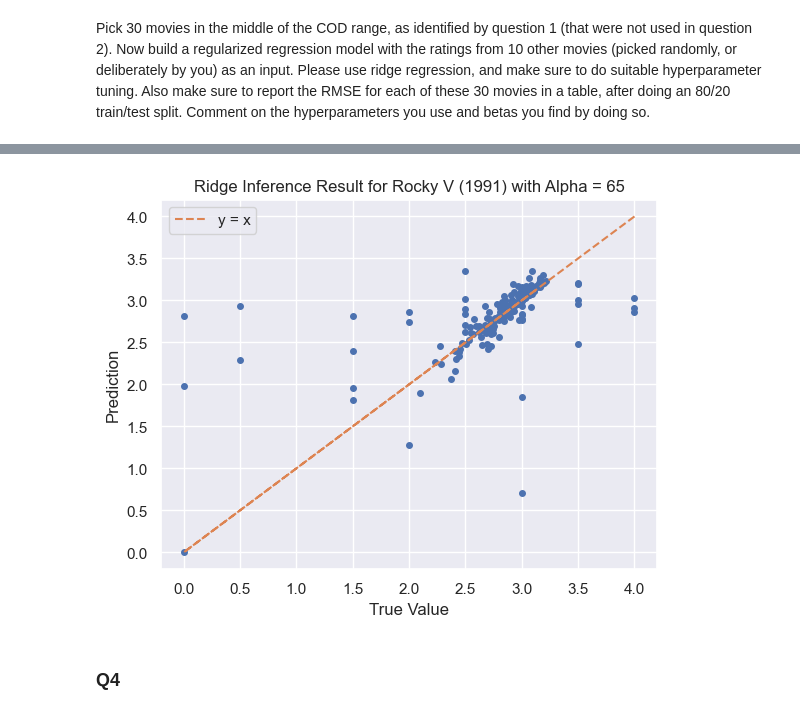
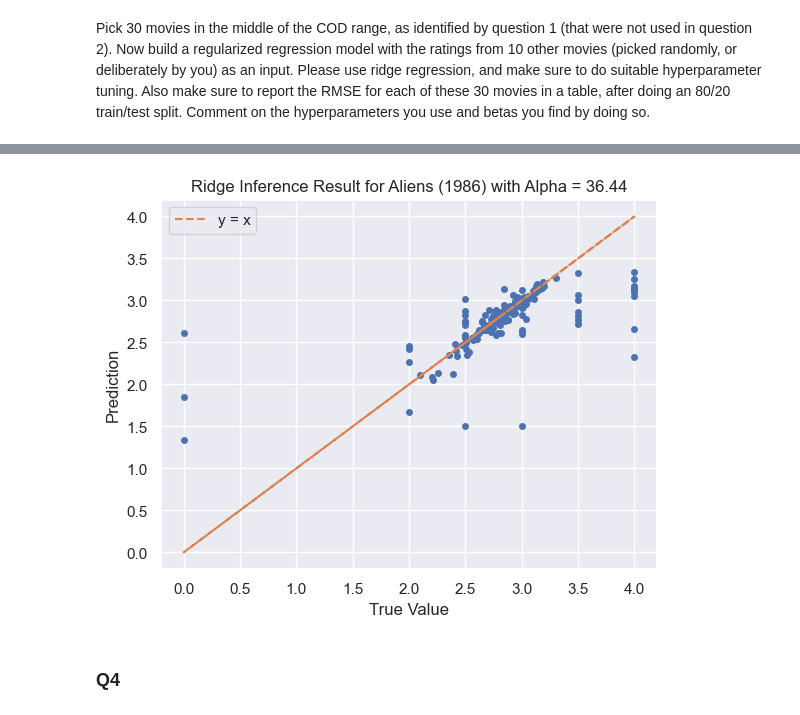
Before and after one commit to hanyuanz2000/Movie-Analyisis, a Jupyter notebook: 2 Machine Learning Part.ipynb, the cells around one changed output, grey strips where cells are left out. Drawn from its saved outputs; the diff is of its cells as text; code cells hidden in the pictures.

```diff
--- a/2 Machine Learning Part.ipynb
+++ b/2 Machine Learning Part.ipynb
@@ -128,10 +190,11 @@ display(df_top_10_easiest)
 # %%
-df_top_10_hardest = pd.DataFrame(columns=['Movie Names', 'Associated COD', 'Best Predictor Movies'])
+df_top_10_hardest = pd.DataFrame(columns=['rank', 'Movie Names', 'Associated COD', 'Best Predictor Movies'])
+count = 1
 for i in top_10_hardest_index:
     movie_name = movie_list[i]
     associated_COD = max_COD_for_each_movie[i]
     best_predictor_movie_name = movie_list[best_predictor_index_for_each_movie[i]]
-    df_top_10_hardest.loc[len(df_top_10_hardest.index)] = [movie_name, associated_COD, best_predictor_movie_name]
-
+    df_top_10_hardest.loc[len(df_top_10_hardest.index)] = [count, movie_name, associated_COD, best_predictor_movie_name]
+    count += 1
 display(df_top_10_hardest)
 # %% [output]
@@ -188,12 +251,13 @@ array([0.73231804, 0.73353077, 0.7129878 , 0.71500476, 0.70138935,
 # %%
-df_top_10_easiest_COD_changed = pd.DataFrame(columns=['Movie Names', 'Old COD', 'New COD', 'Increase Proportion'])
+df_top_10_easiest_COD_changed = pd.DataFrame(columns=['Movie Names', 'Old COD', 'New COD', 'Increase Proportion', 'Increased Absolute Value'])
 count = 0
 for i in top_10_easiest_index:
     movie_name = movie_list[i]
     old_COD = max_COD_for_each_movie[i]
     new_COD = mutiple_regression_COD_list_easiest[count]
     increased_proportion = '{:.2%}'.format((new_COD - old_COD)/old_COD)
-    df_top_10_easiest_COD_changed.loc[len(df_top_10_easiest_COD_changed.index)] = [movie_name, old_COD, new_COD, increased_proportion]
+
+    df_top_10_easiest_COD_changed.loc[len(df_top_10_easiest_COD_changed.index)] = [movie_name, old_COD, new_COD, increased_proportion, new_COD - old_COD]
     count += 1
 display(df_top_10_easiest_COD_changed)
 # %% [output]
@@ -235,12 +299,12 @@ array([0.10988565, 0.08196415, 0.11475126, 0.09781405, 0.19663395,
 # %%
-df_top_10_hardest_COD_changed = pd.DataFrame(columns=['Movie Names', 'Old COD', 'New COD', 'Increase Proportion'])
+df_top_10_hardest_COD_changed = pd.DataFrame(columns=['Movie Names', 'Old COD', 'New COD', 'Increase Proportion', 'Increased Absolute Value'])
 count = 0
 for i in top_10_hardest_index:
     movie_name = movie_list[i]
     old_COD = max_COD_for_each_movie[i]
     new_COD = mutiple_regression_COD_list_hardest[count]
     increased_proportion = '{:.2%}'.format((new_COD - old_COD)/old_COD)
-    df_top_10_hardest_COD_changed.loc[len(df_top_10_hardest_COD_changed.index)] = [movie_name, old_COD, new_COD, increased_proportion]
+    df_top_10_hardest_COD_changed.loc[len(df_top_10_hardest_COD_changed.index)] = [movie_name, old_COD, new_COD, increased_proportion, new_COD - old_COD]
     count += 1
 display(df_top_10_hardest_COD_changed)
 # %% [output]
@@ -291,5 +358,7 @@ import time
 # %%
-middle_30_index = max_COD_for_each_movie.argsort()[185:215] #index of 30 movies we pick
+middle_30_index = max_COD_for_each_movie.argsort()[184:214] #index of 30 movies we pick
+middle_30_movie_name = [movie_list[middle_30_index[i]] for i in range(30)] #name of 30 movies
+
 pre_selected_index = random.sample(range(0, 400), 40)
 predictor_index = [] #index of 10 movies as predictor
 
@@ -304,6 +373,13 @@ for i in pre_selected_index:
 
 predictor_index = np.array(predictor_index)
 predictors_rating_list = [movie_rating_list[i].reshape(-1, 1) for i in predictor_index]
+predictor_name = [movie_list[predictor_index[i]] for i in range(10)]
+
 print('index of 30 movies we choose:', middle_30_index)
+print('-------------------------------')
+print('30 target movie names:', middle_30_movie_name)
+print('-------------------------------')
 print('index of 10 movies as predictors:', predictor_index)
+print('-------------------------------')
+print('10 movie predictors names:', predictor_name)
 # %% [output]
@@ -394,26 +462,27 @@ best_alpha_ridge
 # %%
 RMSE_list = []
 COD_list = []
 coef_list = []
-
+count = 0
 for i in middle_30_index:
     x = np.concatenate(predictors_rating_list, axis=1)
     y = movie_rating_list[i]
     X_train, X_test, Y_train, Y_test = train_test_split(x, y, test_size= 0.2)
-    reg = Ridge(fit_intercept=False, alpha = best_alpha_ridge).fit(X_train, Y_train)
+    reg = Ridge(alpha = optimal_alpha_list[count]).fit(X_train, Y_train)
     coef_list.append(reg.coef_)
     Y_hat_test = reg.predict(X_test)
     COD = r2_score(Y_test,Y_hat_test)
     rmse = np.sqrt(np.mean(np.sum((Y_test-Y_hat_test)**2)))
     COD_list.append(COD)
     RMSE_list.append(rmse)
+    count += 1
 
     if i == middle_30_index[0]:
-        plt.title('Ridge Inference Result for ' + movie_list[middle_30_index[0]] + ' with Alpha = ' + str(best_alpha_ridge))
+        plt.title('Ridge Inference Result for ' + movie_list[middle_30_index[0]] + ' with Alpha = ' + str(optimal_alpha_list[count].round(2)))
         plt.plot(Y_test, Y_hat_test, 'o', ms = 4)
         plt.plot(Y_test, Y_test,'--', ms = 0.5, label = 'y = x')
         plt.xlabel('True Value')
         plt.ylabel('Prediction')
         plt.legend()
 # %% [output]
-[figure, old version]
+[figure, new version]
```
Also changed, not shown: parts of 57 cells of this notebook, 3 other files.
